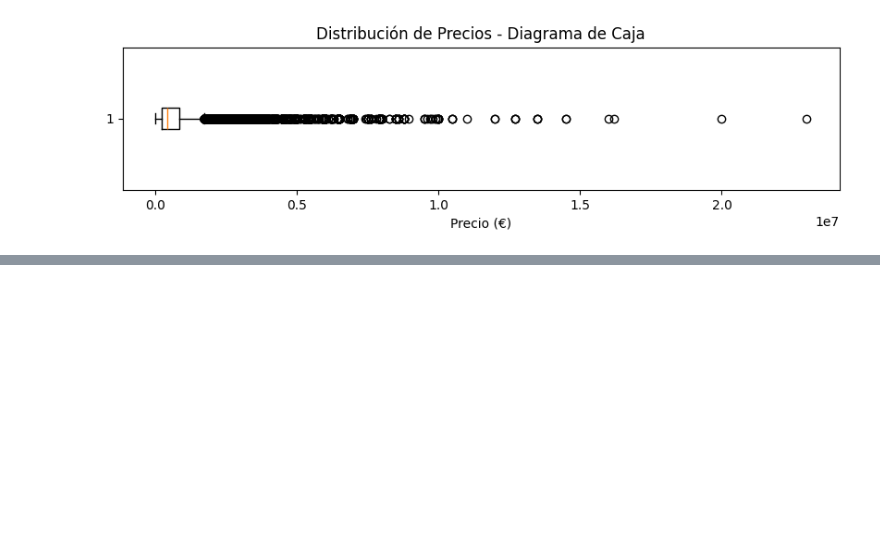
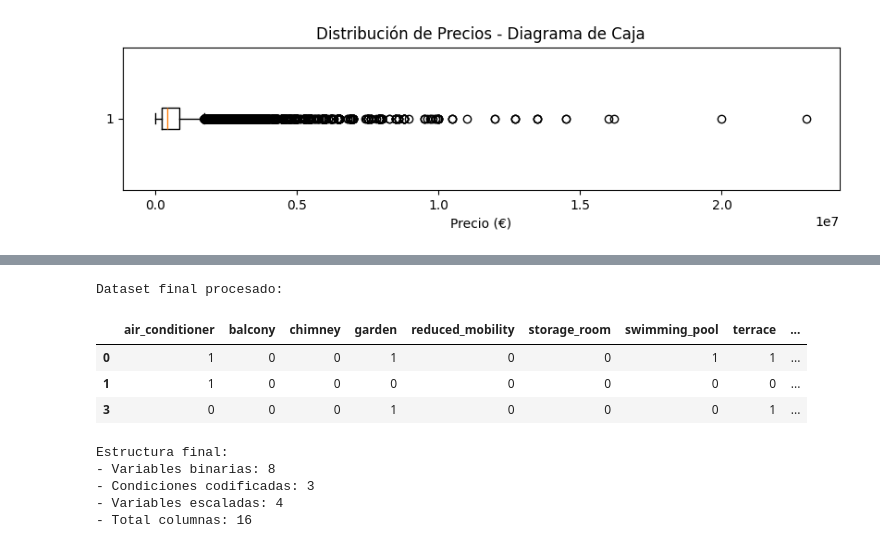
Before and after one commit to alejandrorod-tajamar/HousingPricesPrediction, a Jupyter notebook: Housing_Spain.ipynb, the cells around one changed output, grey strips where cells are left out. Drawn from its saved outputs; the diff is of its cells as text; code cells hidden in the pictures; blank space fills up the shorter version.

```diff
--- a/Housing_Spain.ipynb
+++ b/Housing_Spain.ipynb
@@ -270,0 +301,47 @@ Se eliminaron 2295 filas (9.25%)
+# %%
+# ---------------------------
+# 4. Codificación One-Hot
+# ---------------------------
+encoder = OneHotEncoder(sparse_output=False, handle_unknown='ignore')
+encoded_features = encoder.fit_transform(df[['condition']])
+encoded_df = pd.DataFrame(encoded_features,
+                        columns=['cond_nueva', 'cond_buen_estado', 'cond_reformar'])
+# %%
+# ---------------------------
+# 5. Normalización numérica
+# ---------------------------
+scaler = StandardScaler()
+scaled_features = scaler.fit_transform(df[numeric_columns])
+scaled_df = pd.DataFrame(scaled_features,
+                        columns=[f'scaled_{col}' for col in numeric_columns])
+# %%
+# ---------------------------
+# 6. Unir transformaciones y limpiar
+# ---------------------------
+# Mantener solo columnas binarias + transformaciones
+final_df = pd.concat([
+    df[['air_conditioner', 'balcony', 'chimney', 'garden',
+       'reduced_mobility', 'storage_room', 'swimming_pool', 'terrace']],
+    encoded_df,
+    scaled_df,
+    df['price']
+], axis=1)
+
+print("\nDataset final procesado:")
+display(final_df.head(3))
+print("\nEstructura final:")
+print(f"- Variables binarias: {8}")
+print(f"- Condiciones codificadas: {3}")
+print(f"- Variables escaladas: {len(numeric_columns)}")
+print(f"- Total columnas: {final_df.shape[1]}")
+# %% [output]
+Dataset final procesado:
+|  | air_conditioner | balcony | chimney | garden | reduced_mobility | storage_room | swimming_pool | terrace | ... |
+| 0 | 1 | 0 | 0 | 1 | 0 | 0 | 1 | 1 | ... |
+| 1 | 1 | 0 | 0 | 0 | 0 | 0 | 0 | 0 | ... |
+| 3 | 0 | 0 | 0 | 1 | 0 | 0 | 0 | 1 | ... |
+Estructura final:
+- Variables binarias: 8
+- Condiciones codificadas: 3
+- Variables escaladas: 4
+- Total columnas: 16
```
Also changed, not shown: parts of 10 cells of this notebook.
